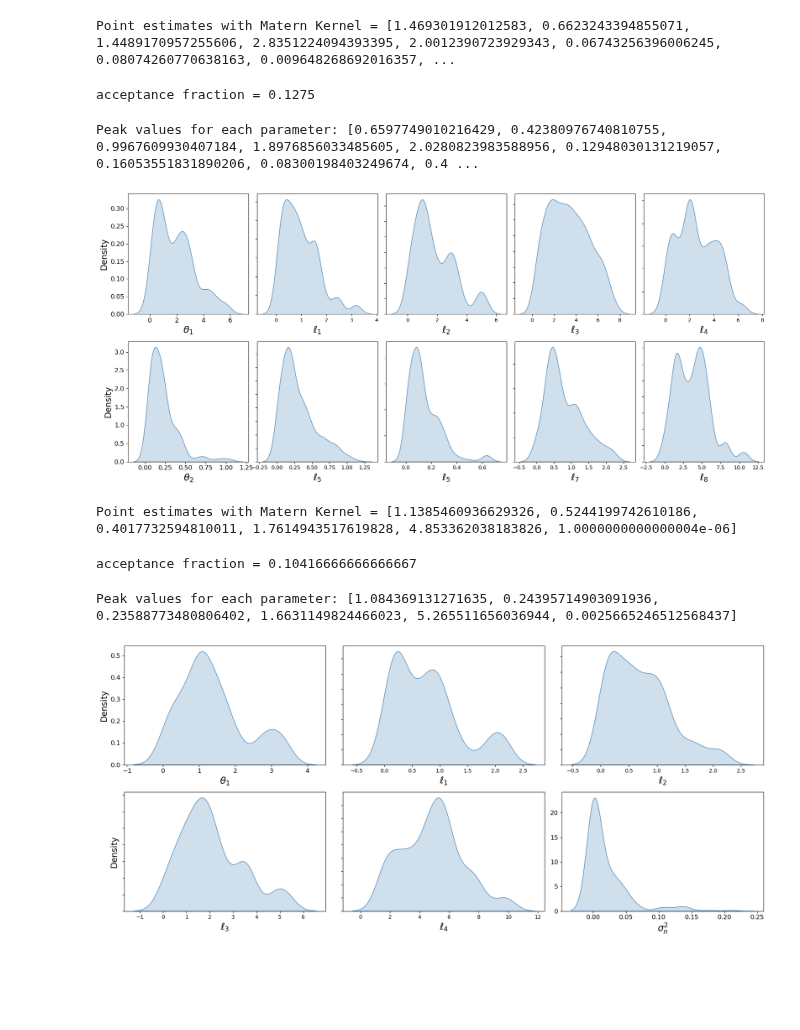
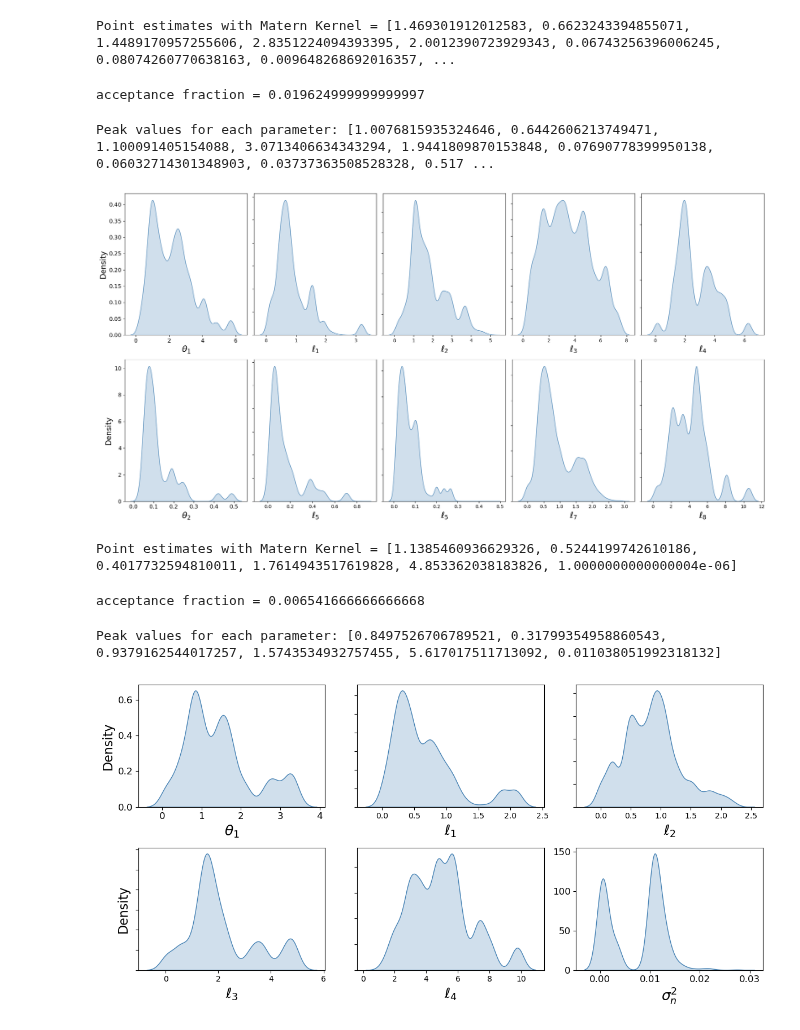
Before and after one commit to seanwhite674/FinalYearProject, a Jupyter notebook: Final_gps/MCMC_on_final_models.ipynb, the cells around one changed output. Drawn from its saved outputs; the diff is of its cells as text; code cells hidden in the pictures; blank space fills up the shorter version.

Commit message:
few MCMC updates

```diff
--- a/Final_gps/MCMC_on_final_models.ipynb
+++ b/Final_gps/MCMC_on_final_models.ipynb
@@ -137,7 +137,7 @@ guess_signal_var = 1.0
 bounds_signal_var = (1e-20, 1e20)
 nu = 1.75
 ### Get point estimate for initial starting point MCMC
-gpr1 = GaussianProcessRegressor(kernel=RBFMatkernel, alpha=E_trainval**2,normalize_y=True, n_restarts_optimizer=1,random_state=42)
+gpr1 = GaussianProcessRegressor(kernel=RBFMatkernel, alpha=E_trainval**2,normalize_y=True, n_restarts_optimizer=10,random_state=42)
 gpr1.fit(X_trainval, D_trainval)
 #Dfit, Dstd = gpr1.predict(X1, return_std=True)
 #Dtestfit,Dteststd = gpr1.predict(X1_test, return_std=True)
@@ -158,23 +158,25 @@ initial_pos = np.abs(np.random.multivariate_normal(mean, cov_matrix, nwalkers))
 cov = 1e-2
 ### try cov = 1e-2
 sampler = emcee.EnsembleSampler(nwalkers, ndim, log_posterior,args= (gpr1,),moves = GaussianMove(cov=cov))
-nsteps = 10
+nsteps = 2000
 samples = sampler.run_mcmc(initial_pos, nsteps, progress = True)
 
 acceptance_fraction = sampler.acceptance_fraction
-#burnin = 100
-#thin = 15
-burnin = False
-thin = False
+burnin = 100
+thin = 15
+
+# Save the samples to a .pkl file using joblib
+joblib.dump(sampler.get_chain(discard=burnin, thin=thin,flat=True), 'mcmc_RBFMatern_samples.pkl')
+
 print(f"acceptance fraction = {acceptance_fraction.mean()}")
 # %% [output]
 Point estimates with Matern Kernel = [1.469301912012583, 0.6623243394855071, 1.4489170957255606, 2.8351224094393395, 2.0012390723929343, 0.06743256396006245, 0.08074260770638163, 0.009648268692016357, ...
-acceptance fraction = 0.1275
+acceptance fraction = 0.019624999999999997
 # %%
 from scipy.stats import gaussian_kde
 peak_values = []
 #### add back in discard and thin
-flat_samples = sampler.get_chain(flat=True)
+flat_samples = sampler.get_chain(discard=burnin, thin=thin,flat=True)
 for i in range(ndim):
     samples_i = flat_samples[:, i]
     kde = gaussian_kde(samples_i)
@@ -187,43 +189,43 @@ for i in range(ndim):
     peak_values.append(peak)
 print("Peak values for each parameter:", peak_values)
 # %% [output]
-Peak values for each parameter: [0.6597749010216429, 0.42380976740810755, 0.9967609930407184, 1.8976856033485605, 2.0280823983588956, 0.12948030131219057, 0.16053551831890206, 0.08300198403249674, 0.4 ...
+Peak values for each parameter: [1.0076815935324646, 0.6442606213749471, 1.100091405154088, 3.0713406634343294, 1.9441809870153848, 0.07690778399950138, 0.06032714301348903, 0.03737363508528328, 0.517 ...
 # %%
 import matplotlib.pyplot as plt
 import seaborn as sns
 
 # Flattened MCMC samples
-flat_samples = sampler.get_chain(flat=True)
+flat_samples = sampler.get_chain(discard=burnin, thin=thin ,flat=True)
 mean_values = np.mean(flat_samples, axis=0)
 
 # Update parameter labels to cover the first and second set of parameters
 param_labels = ["$\\theta_1$", "$\\ell_1$", "$\\ell_2$", "$\\ell_3$", "$\\ell_4$",
                 "$\\theta_2$", "$\\ell_5$", "$\\ell_5$", "$\\ell_7$","$\\ell_8$"]
 
 # Create a 2x5 subplot grid
-fig, axes = plt.subplots(2, 5, figsize=(18, 8))
+fig, axes = plt.subplots(2, 5, figsize=(20, 10))
 
 # Flatten the axes array for easier indexing
 axes = axes.flatten()
 
 for i in range(10):
     sns.kdeplot(flat_samples[:, i], fill=True, ax=axes[i], color='steelblue')
     axes[i].set_xlabel(param_labels[i], fontsize=18)  # Label each subplot with the parameter name
 
     # Set the Y-axis label only for the leftmost column
     if i % 5 == 0:
         axes[i].set_ylabel("Density", fontsize=16)
     else:
         axes[i].set_ylabel("")  # Remove y-labels from other plots
 
     # Remove y-tick labels from other plots in the row
     axes[i].set_yticklabels([]) if i % 5 != 0 else axes[i].tick_params(labelsize=12)
 
 plt.tight_layout()
 plt.savefig(r"C:\Users\seanw\OneDrive\Desktop\GitHub\FYP\latex\LatexPlots\final_gps_plots\MCMCRBFMat", dpi=72, bbox_inches='tight')
 plt.show()
 # %% [output]
-[figure, old version]
+[figure, new version]
 # %%
 def log_prior(theta):
     return np.sum(uniform(loc=0.01, scale=4.99).logpdf(theta))
@@ -259,7 +261,7 @@ guess_signal_var = 1.0
 bounds_signal_var = (1e-20, 1e20)
 nu = 1.75
 ### Get point estimate for initial starting point MCMC
-gpr1 = GaussianProcessRegressor(kernel=WhiteMatkernel, alpha=E_trainval**2,normalize_y=True, n_restarts_optimizer=1,random_state=42)
+gpr1 = GaussianProcessRegressor(kernel=WhiteMatkernel, alpha=E_trainval**2,normalize_y=True, n_restarts_optimizer=10,random_state=42)
 gpr1.fit(X_trainval, D_trainval)
 #Dfit, Dstd = gpr1.predict(X1, return_std=True)
 #Dtestfit,Dteststd = gpr1.predict(X1_test, return_std=True)
@@ -280,23 +282,24 @@ initial_pos = np.abs(np.random.multivariate_normal(mean, cov_matrix, nwalkers))
 cov = 1e-2
 ### try cov = 1e-2
 sampler = emcee.EnsembleSampler(nwalkers, ndim, log_posterior,args= (gpr1,),moves = GaussianMove(cov=cov))
-nsteps = 10
+nsteps = 2000
 samples = sampler.run_mcmc(initial_pos, nsteps, progress = True)
 
 acceptance_fraction = sampler.acceptance_fraction
-#burnin = 100
-#thin = 15
-burnin = False
-thin = False
+burnin = 100
+thin = 15
+
+joblib.dump(sampler.get_chain(discard=burnin, thin=thin,flat=True), 'mcmc_Maternnoerror_samples.pkl')
+
 print(f"acceptance fraction = {acceptance_fraction.mean()}")
 # %% [output]
 Point estimates with Matern Kernel = [1.1385460936629326, 0.5244199742610186, 0.4017732594810011, 1.7614943517619828, 4.853362038183826, 1.0000000000000004e-06]
-acceptance fraction = 0.10416666666666667
+acceptance fraction = 0.006541666666666668
 # %%
 from scipy.stats import gaussian_kde
 peak_values = []
 #### add back in discard and thin
-flat_samples = sampler.get_chain(flat=True)
+flat_samples = sampler.get_chain(discard=burnin, thin=thin,flat=True)
 for i in range(ndim):
     samples_i = flat_samples[:, i]
     kde = gaussian_kde(samples_i)
@@ -309,20 +312,20 @@ for i in range(ndim):
     peak_values.append(peak)
 print("Peak values for each parameter:", peak_values)
 # %% [output]
-Peak values for each parameter: [1.084369131271635, 0.24395714903091936, 0.23588773480806402, 1.6631149824466023, 5.265511656036944, 0.0025665246512568437]
+Peak values for each parameter: [0.8497526706789521, 0.31799354958860543, 0.9379162544017257, 1.5743534932757455, 5.617017511713092, 0.011038051992318132]
 # %%
 import matplotlib.pyplot as plt
 import seaborn as sns
 
 # Flattened MCMC samples
-flat_samples = sampler.get_chain(flat=True)
+flat_samples = sampler.get_chain(discard=burnin, thin=thin,flat=True)
 mean_values = np.mean(flat_samples, axis=0)
 
 # Update parameter labels to cover the first and second set of parameters
 param_labels = ["$\\theta_1$", "$\\ell_1$", "$\\ell_2$", "$\\ell_3$", "$\\ell_4$","$\\sigma_n^2$"]
 
 # Create a 2x5 subplot grid
-fig, axes = plt.subplots(2, 3, figsize=(18, 8))
+fig, axes = plt.subplots(2, 3, figsize=(12, 6))
 
 # Flatten the axes array for easier indexing
 axes = axes.flatten()
@@ -344,4 +347,4 @@ plt.tight_layout()
 plt.savefig(r"C:\Users\seanw\OneDrive\Desktop\GitHub\FYP\latex\LatexPlots\final_gps_plots\MCMCWhiteMat", dpi=72, bbox_inches='tight')
 plt.show()
 # %% [output]
-[figure, old version]
+[figure, new version]
```
Also changed, not shown: 7 other files.
